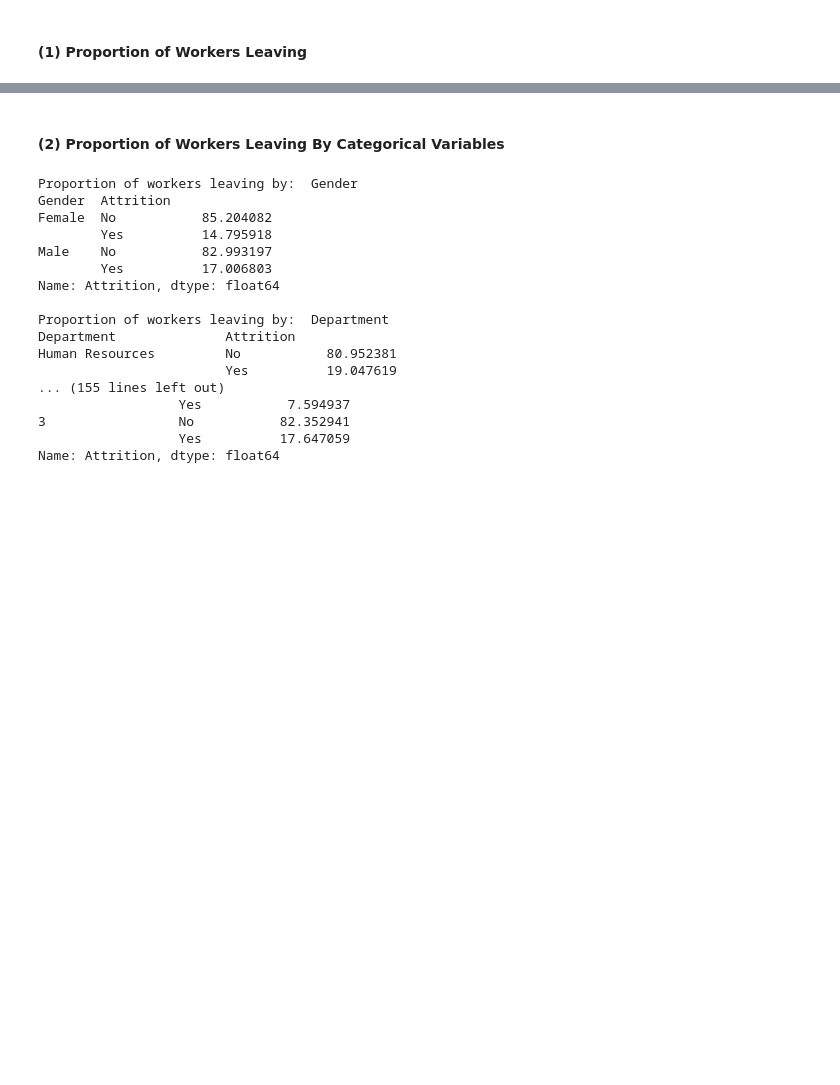
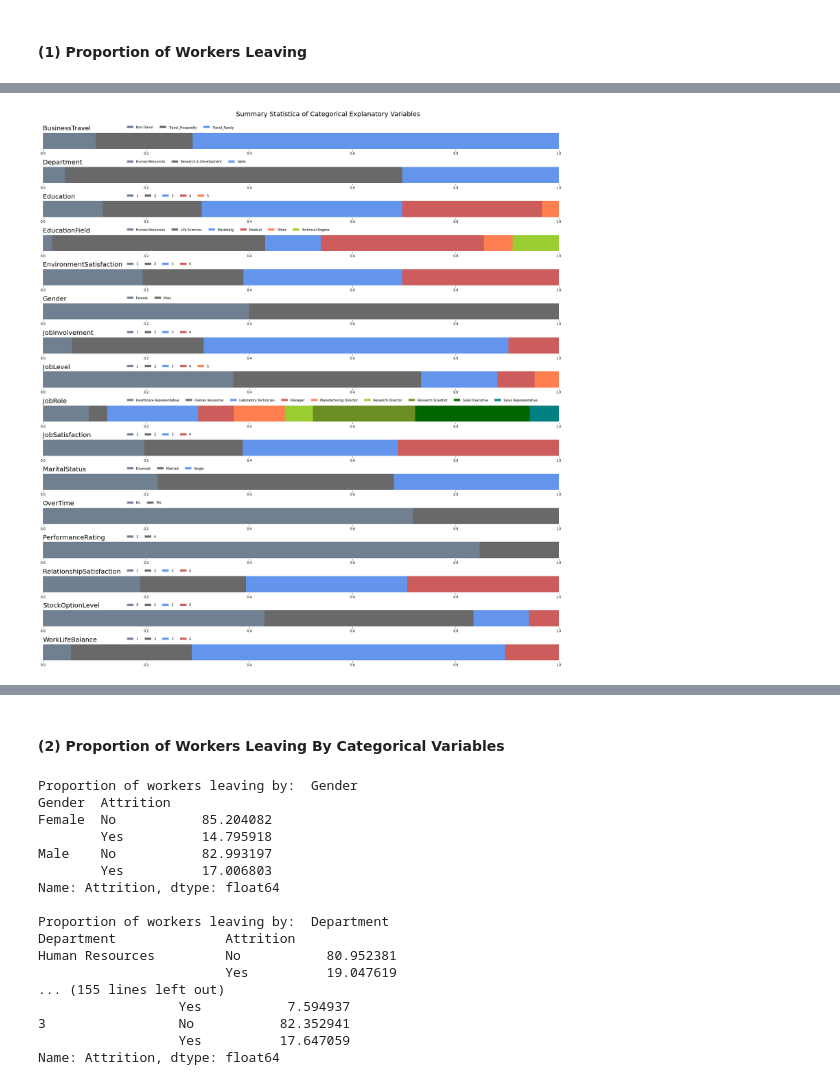
Before and after one commit to SouravSinhas/Employee-Turnover-Prediction, a Jupyter notebook: notebooks/Employee_Churn_Prediction_IBM_ExploratoryAnalyses.ipynb, the cells around one changed output, grey strips where cells are left out. Drawn from its saved outputs; the diff is of its cells as text; code cells hidden in the pictures; blank space fills up the shorter version.

```diff
--- a/notebooks/Employee_Churn_Prediction_IBM_ExploratoryAnalyses.ipynb
+++ b/notebooks/Employee_Churn_Prediction_IBM_ExploratoryAnalyses.ipynb
@@ -93,0 +152,9 @@ Name: Attrition, dtype: float64
+# %%
+# Show the proportion of observations in each level of each categorical variable
+catvarlist = [item for item in IBMData.columns.to_list() if item not in numvarlist and item != 'Attrition' and item != 'EmployeeNumber']
+
+# Now show the proportions
+for item in catvarlist:
+    print('Proportion of observations in each level of variable: ', item)
+    print(IBMData[item].value_counts().sort_index()/len(IBMData))
+    print()
@@ -93,0 +179,35 @@ Name: Attrition, dtype: float64
+# %%
+# Now show the proportion of observations in each categorical variable in a graph
+
+# First create a function which takes in the right variable and produces the corresponding subplot
+def plot_PropCatVar(IBMData, item, axes, colors):
+
+    # First create the dataframe
+    df_grouped = pd.DataFrame(IBMData[item].value_counts().sort_index()/len(IBMData)).transpose()
+    fields = df_grouped.columns.to_list()
+    # Now plot the bar and keep appending from the left
+    left = len(df_grouped)*[0]
+    for idx, name in enumerate(fields):
+        axes.barh(df_grouped.index, df_grouped[name], left = left, color = colors[idx], height = 0.5)
+        left = left + df_grouped[name]
+    axes.spines['right'].set_visible(False)
+    axes.spines['left'].set_visible(False)
+    axes.spines['top'].set_visible(False)
+    axes.spines['bottom'].set_visible(False)
+    axes.set_title(item, loc = 'left', fontsize = 20)
+    axes.legend(fields, ncol = IBMData[item].nunique(), frameon = False,
+                bbox_to_anchor = ([0.15, 1.0, 0., 0.]))
+    axes.set_yticks([])
+    xticks = np.arange(0,1.1,0.1)
+    xlabels = ['{}%'.format(i) for i in np.arange(0,101,10)]
+
+colors = ['slategray','dimgray','cornflowerblue','indianred','coral','yellowgreen','olivedrab','darkgreen','teal']
+fig, ax = plt.subplots(nrows = len(catvarlist), ncols = 1, figsize = (25, 1.5*len(catvarlist)))
+for i, axes in enumerate(ax.flatten()):
+    plot_PropCatVar(IBMData, catvarlist[i], axes, colors)
+plt.suptitle('Summary Statistica of Categorical Explanatory Variables', fontsize = 20, y = 1.0)
+plt.tight_layout()
+plt.show()
+fig.savefig(os.path.join(graphpath, 'SummaryStats_CategoricalVars.png'), bbox_inches = 'tight')
+# %% [output]
+[figure, added]
```
Also changed, not shown: parts of 23 cells of this notebook, 6 other files.
